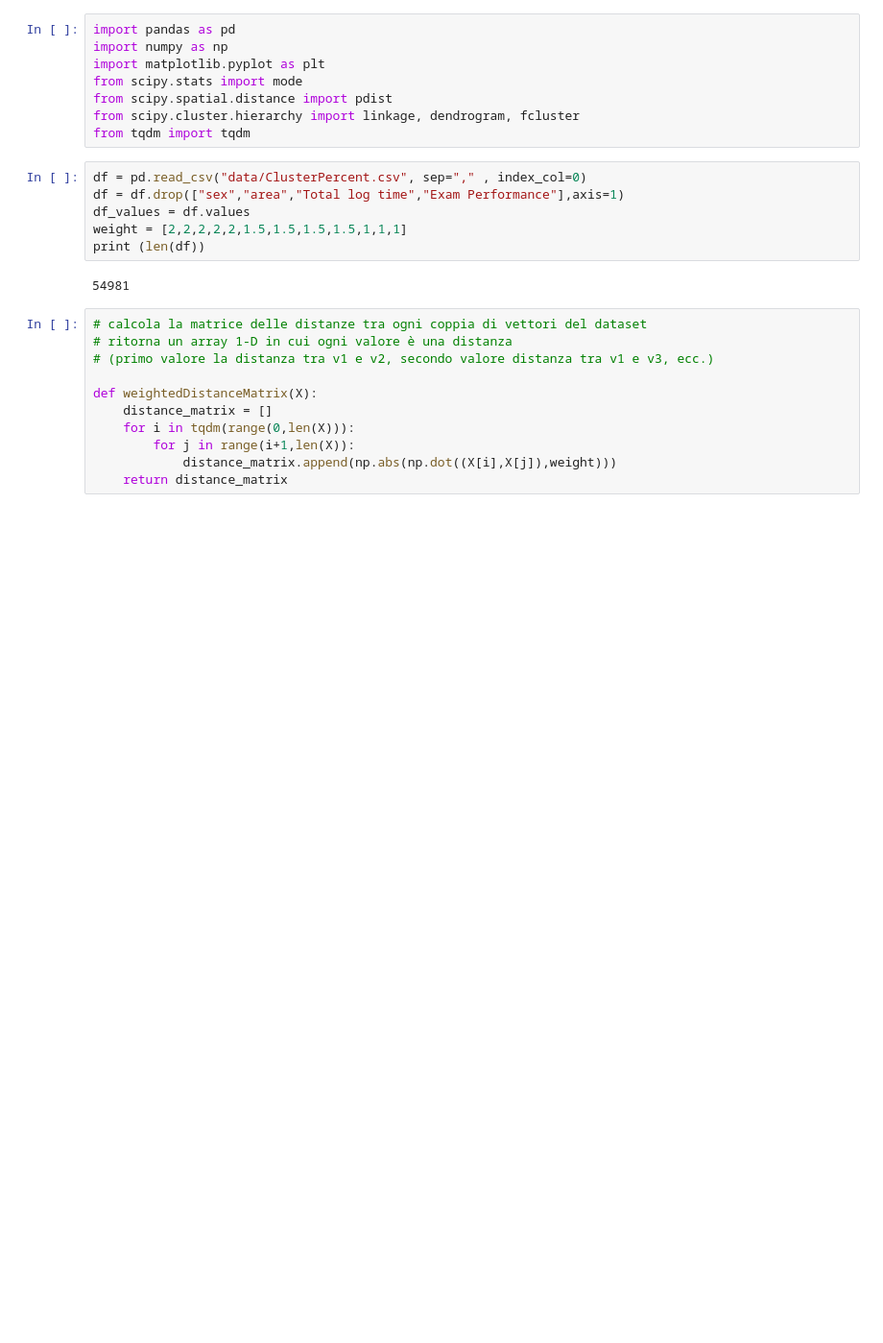
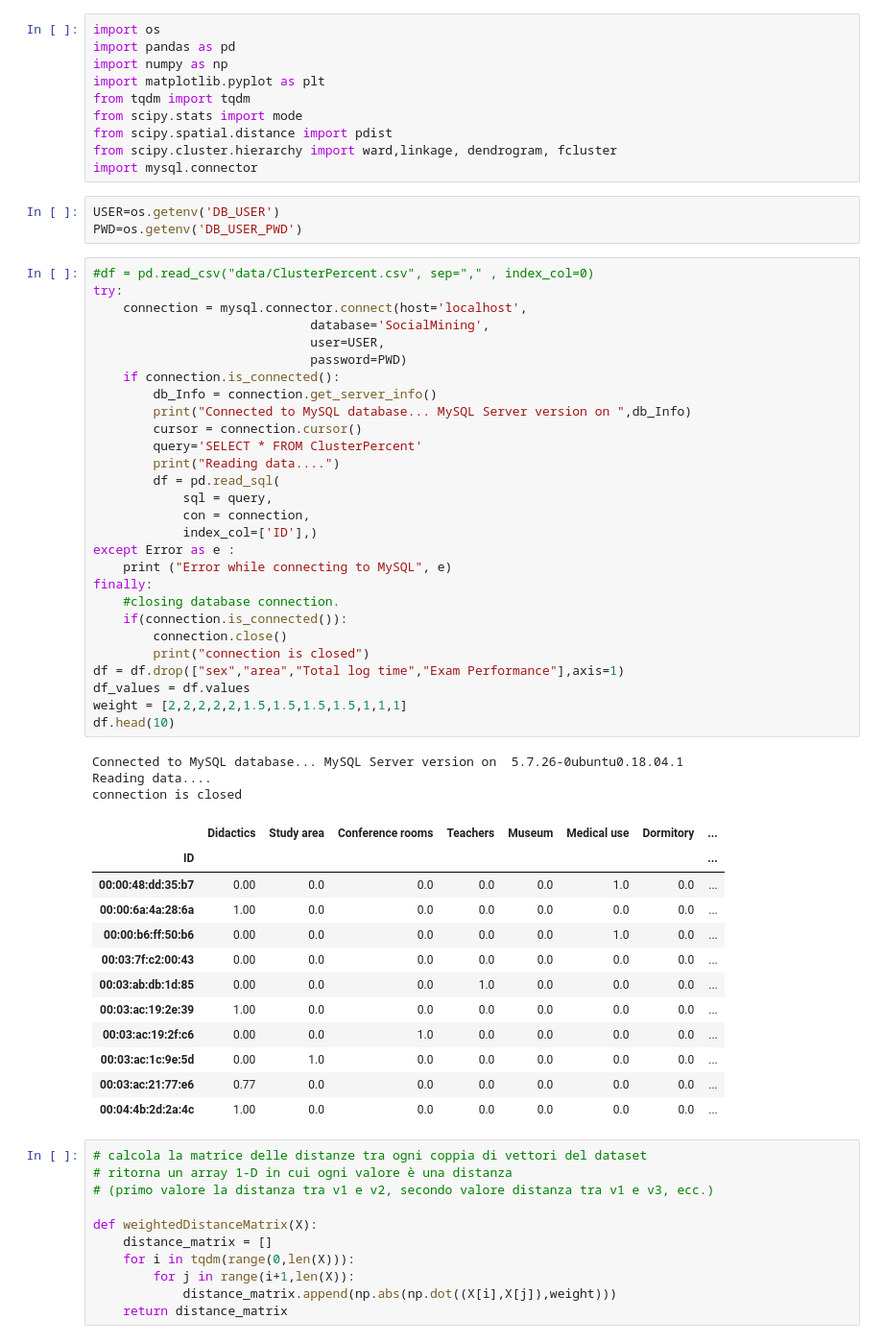
Before and after one commit to ettorepuccetti/SocialMining, a Jupyter notebook: cluster_studenti.ipynb, the cells around one changed output. Shown: that part at 96% size. Drawn from its saved outputs; the diff is of its cells as text; blank space fills up the shorter version.

```diff
--- a/cluster_studenti.ipynb
+++ b/cluster_studenti.ipynb
@@ -1,19 +1,60 @@
 # %%
+import os
 import pandas as pd
 import numpy as np
 import matplotlib.pyplot as plt
+from tqdm import tqdm
 from scipy.stats import mode
 from scipy.spatial.distance import pdist
-from scipy.cluster.hierarchy import linkage, dendrogram, fcluster
-from tqdm import tqdm
+from scipy.cluster.hierarchy import ward,linkage, dendrogram, fcluster
+import mysql.connector
+# %%
+USER=os.getenv('DB_USER')
+PWD=os.getenv('DB_USER_PWD')
 # %%
-df = pd.read_csv("data/ClusterPercent.csv", sep="," , index_col=0)
+#df = pd.read_csv("data/ClusterPercent.csv", sep="," , index_col=0)
+try:
+    connection = mysql.connector.connect(host='localhost',
+                             database='SocialMining',
+                             user=USER,
+                             password=PWD)
+    if connection.is_connected():
+        db_Info = connection.get_server_info()
+        print("Connected to MySQL database... MySQL Server version on ",db_Info)
+        cursor = connection.cursor()
+        query='SELECT * FROM ClusterPercent'
+        print("Reading data....")
+        df = pd.read_sql(
+            sql = query,
+            con = connection,
+            index_col=['ID'],)
+except Error as e :
+    print ("Error while connecting to MySQL", e)
+finally:
+    #closing database connection.
+    if(connection.is_connected()):
+        connection.close()
+        print("connection is closed")
 df = df.drop(["sex","area","Total log time","Exam Performance"],axis=1)
 df_values = df.values
 weight = [2,2,2,2,2,1.5,1.5,1.5,1.5,1,1,1]
-print (len(df))
+df.head(10)
 # %% [output]
-54981
+Connected to MySQL database... MySQL Server version on  5.7.26-0ubuntu0.18.04.1
+Reading data....
+connection is closed
+|  | Didactics | Study area | Conference rooms | Teachers | Museum | Medical use | Dormitory | ... |
+| ID |  |  |  |  |  |  |  | ... |
+| 00:00:48:dd:35:b7 | 0.00 | 0.0 | 0.0 | 0.0 | 0.0 | 1.0 | 0.0 | ... |
+| 00:00:6a:4a:28:6a | 1.00 | 0.0 | 0.0 | 0.0 | 0.0 | 0.0 | 0.0 | ... |
+| 00:00:b6:ff:50:b6 | 0.00 | 0.0 | 0.0 | 0.0 | 0.0 | 1.0 | 0.0 | ... |
+| 00:03:7f:c2:00:43 | 0.00 | 0.0 | 0.0 | 0.0 | 0.0 | 0.0 | 0.0 | ... |
+| 00:03:ab:db:1d:85 | 0.00 | 0.0 | 0.0 | 1.0 | 0.0 | 0.0 | 0.0 | ... |
+| 00:03:ac:19:2e:39 | 1.00 | 0.0 | 0.0 | 0.0 | 0.0 | 0.0 | 0.0 | ... |
+| 00:03:ac:19:2f:c6 | 0.00 | 0.0 | 1.0 | 0.0 | 0.0 | 0.0 | 0.0 | ... |
+| 00:03:ac:1c:9e:5d | 0.00 | 1.0 | 0.0 | 0.0 | 0.0 | 0.0 | 0.0 | ... |
+| 00:03:ac:21:77:e6 | 0.77 | 0.0 | 0.0 | 0.0 | 0.0 | 0.0 | 0.0 | ... |
+| 00:04:4b:2d:2a:4c | 1.00 | 0.0 | 0.0 | 0.0 | 0.0 | 0.0 | 0.0 | ... |
 # %%
 # calcola la matrice delle distanze tra ogni coppia di vettori del dataset
 # ritorna un array 1-D in cui ogni valore è una distanza
```
Also changed, not shown: parts of 11 cells of this notebook, 2 other files.
